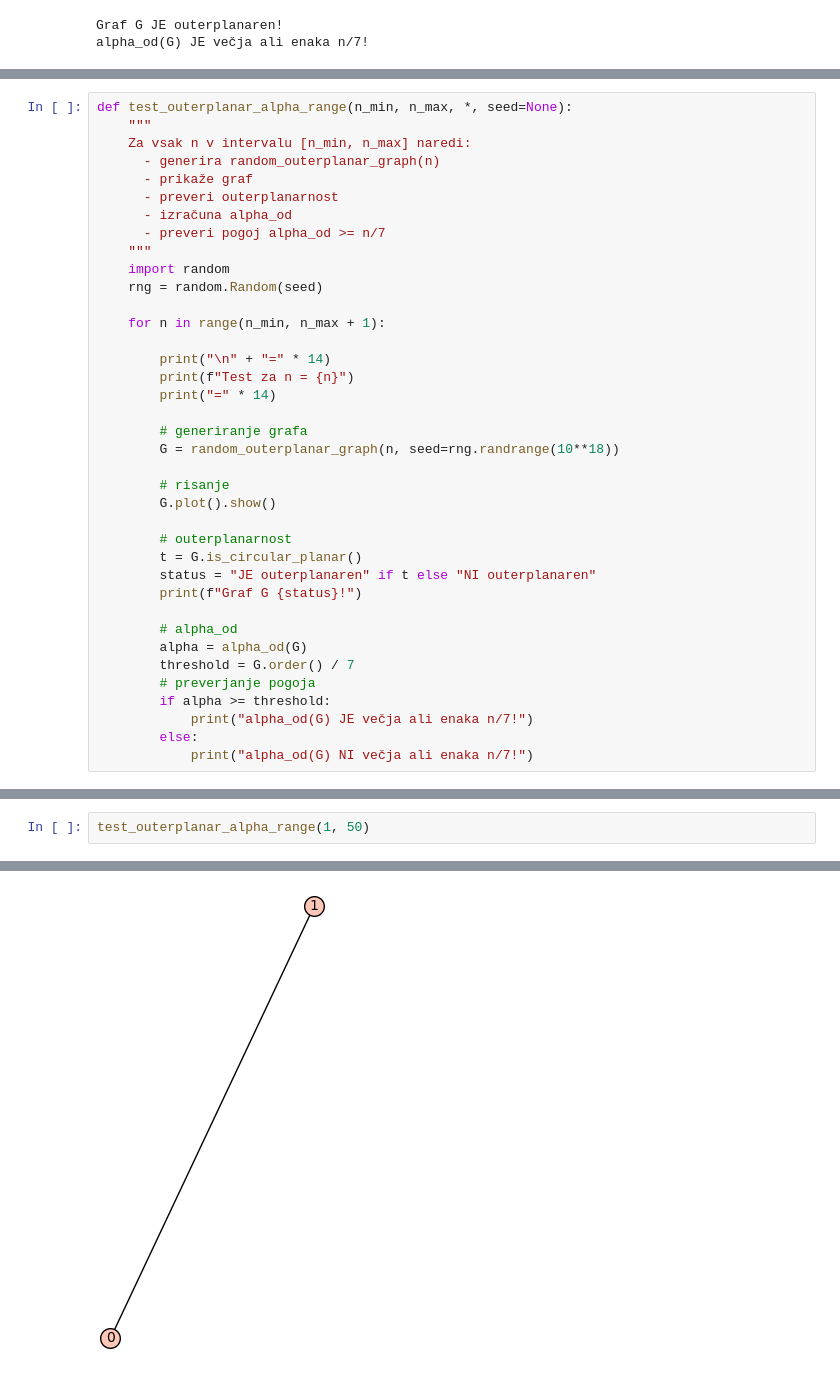
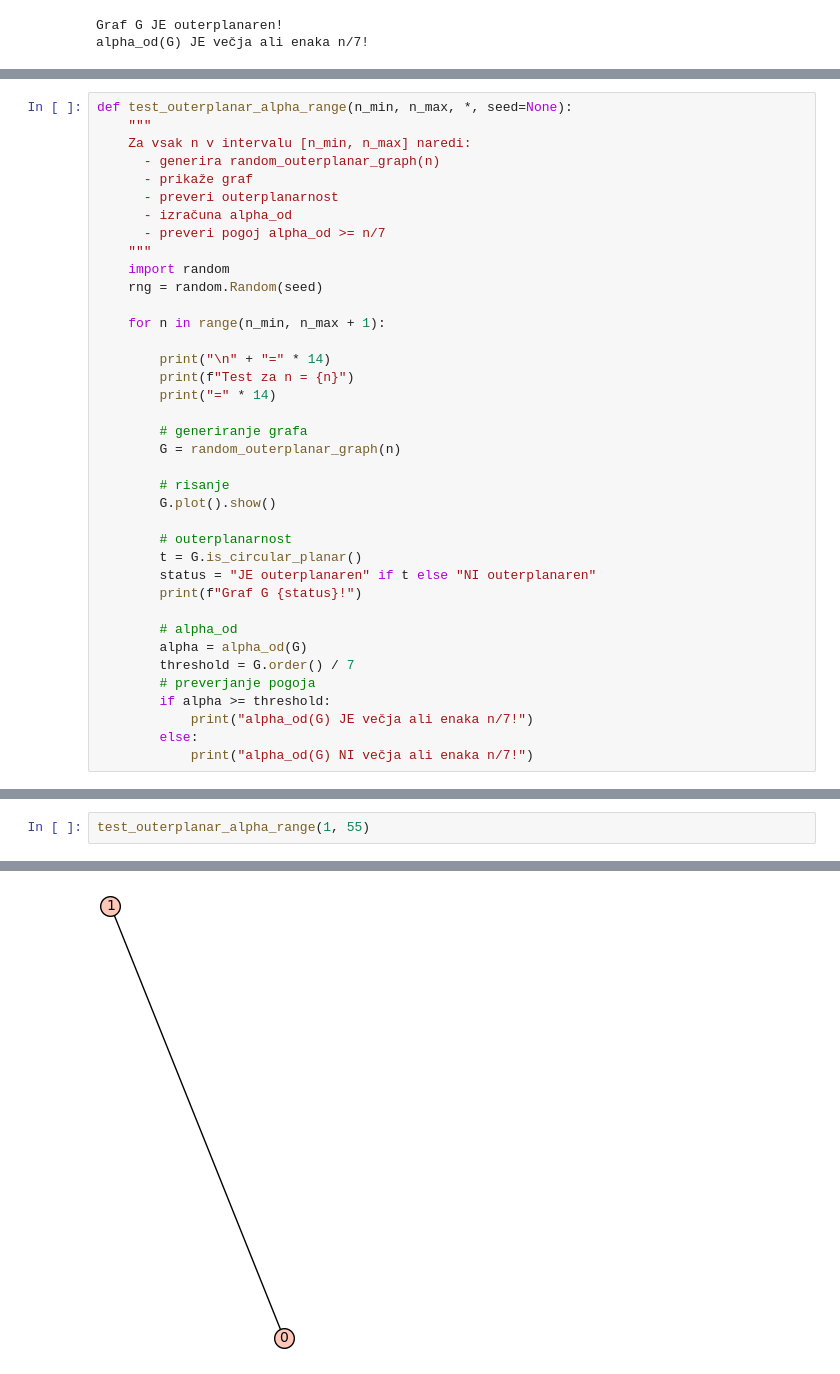
Before and after one commit to JureKra/Projekt-FP, a Jupyter notebook: main.ipynb, the cells around one changed output, grey strips where cells are left out. Drawn from its saved outputs; the diff is of its cells as text.

```diff
--- a/main.ipynb
+++ b/main.ipynb
@@ -503,7 +505,7 @@ def test_outerplanar_alpha_range(n_min, n_max, *, seed=None):
         print("=" * 14)
 
         # generiranje grafa
-        G = random_outerplanar_graph(n, seed=rng.randrange(10**18))
+        G = random_outerplanar_graph(n)
 
         # risanje
         G.plot().show()
@@ -526,17 +530,17 @@ def test_outerplanar_alpha_range(n_min, n_max, *, seed=None):
 # %%
-test_outerplanar_alpha_range(1, 50)
+test_outerplanar_alpha_range(1, 55)
 # %% [output]
 ==============
 Test za n = 1
 ==============
 [figure]
 Graf G JE outerplanaren!
 alpha_od(G) JE večja ali enaka n/7!
 
 ==============
 Test za n = 2
 ==============
-[figure, old version]
+[figure, new version]
 Graf G JE outerplanaren!
 alpha_od(G) JE večja ali enaka n/7!
 
```
Also changed, not shown: parts of 7 cells of this notebook.
